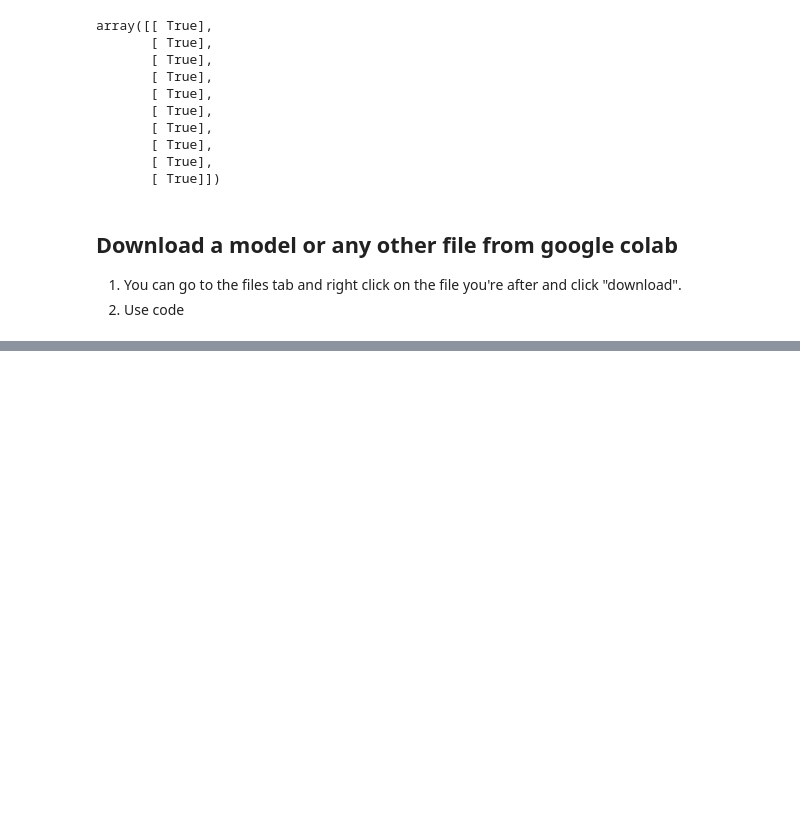
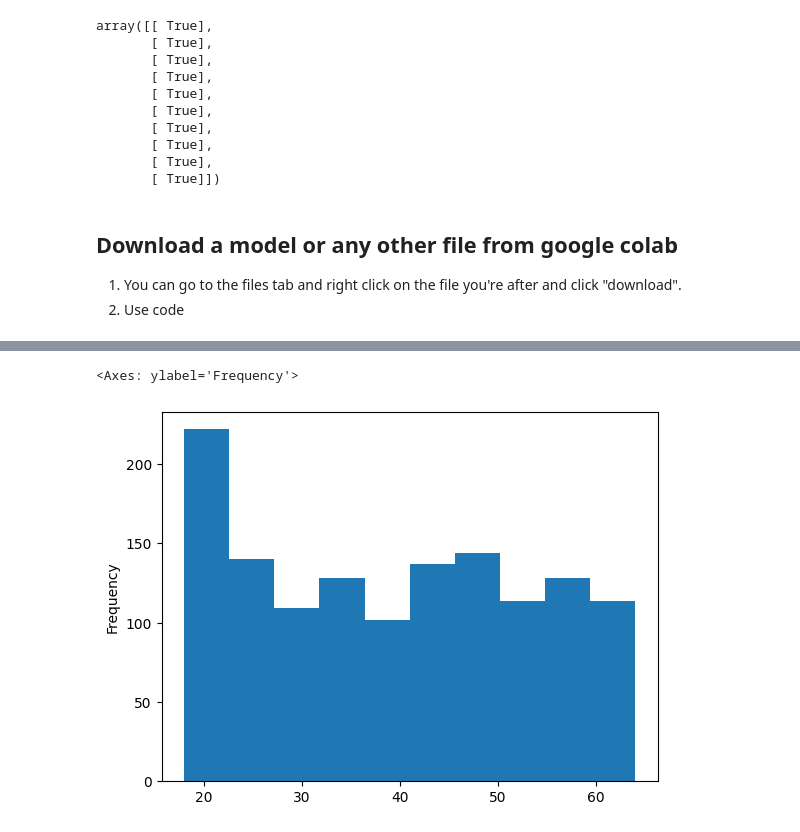
Before and after one commit to gokturkberke/tensorflow-deeplearning, a Jupyter notebook: 01_neural_network_regression.ipynb, the cells around one changed output, grey strips where cells are left out. Cells and saved outputs as stored; diff of their text form; code cells hidden in the pictures; blank space fills up the shorter version.

```diff
--- a/01_neural_network_regression.ipynb
+++ b/01_neural_network_regression.ipynb
@@ -797,0 +801,3 @@ files.download("/content/best_model.h5")
+# %%
+insurance = pd.read_csv("https://raw.githubusercontent.com/stedy/Machine-Learning-with-R-datasets/refs/heads/master/insurance.csv")
+insurance
@@ -797,0 +838,5 @@ files.download("/content/best_model.h5")
+# %%
+#we have to turn into numbers some numerical columns
+#pd.get_dummies !!!
+insurance_one_hot = pd.get_dummies(insurance)
+insurance_one_hot.head()
@@ -797,0 +1001,5 @@ files.download("/content/best_model.h5")
+# %%
+X["age"].plot(kind="hist")
+# %% [output]
+<Axes: ylabel='Frequency'>
+[figure, added]
```
Also changed, not shown: parts of 56 cells of this notebook.
